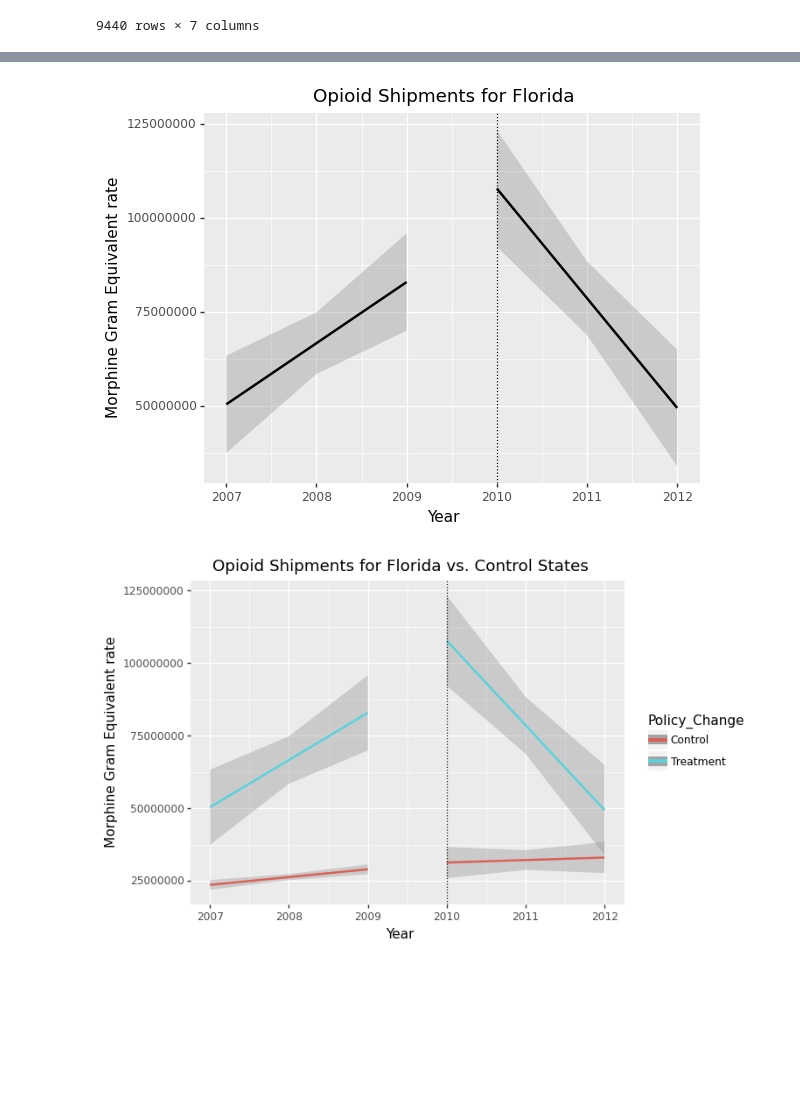
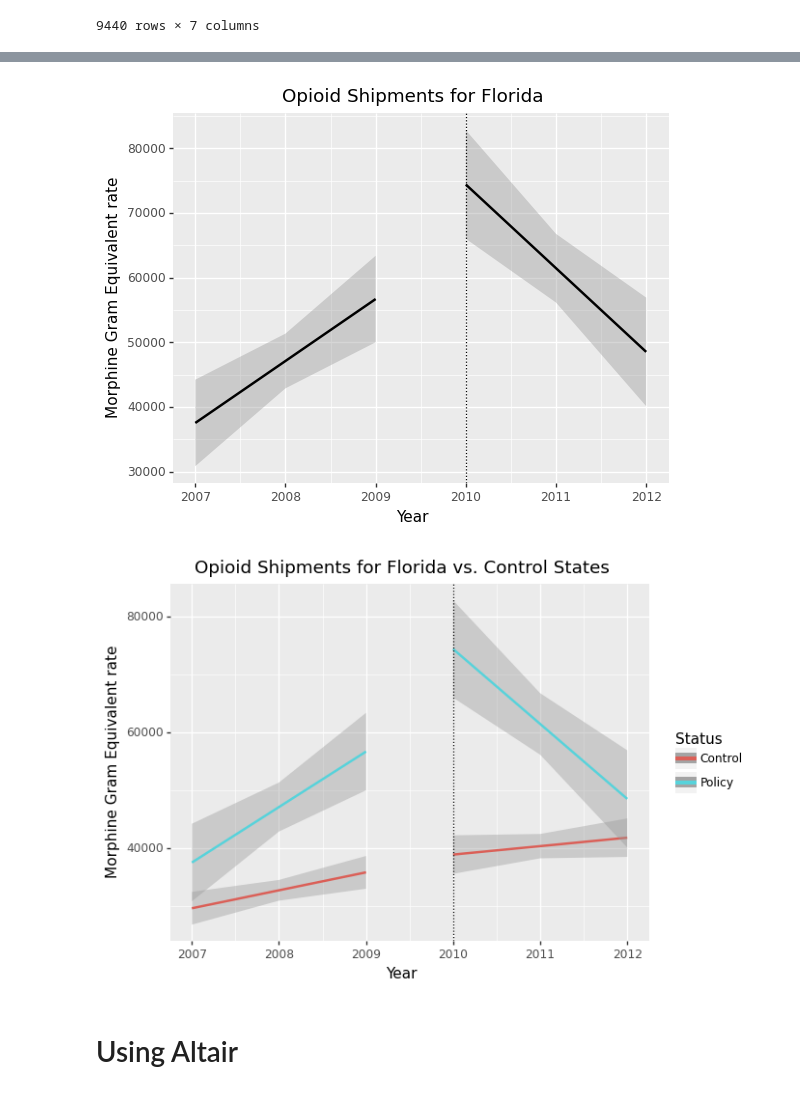
Before and after one commit to MIDS-at-Duke/pds-2022-turquoise-team, a Jupyter notebook: 10_code/combine_prescription_population_florida_07_12.ipynb, the cells around one changed output, grey strips where cells are left out. Saved outputs shown, nothing was run; the diff lists cells and outputs as text; code cells hidden in the pictures; blank space fills up the shorter version.

Commit message:
"Edit cleaning shipment and plot data"

```diff
--- a/10_code/combine_prescription_population_florida_07_12.ipynb
+++ b/10_code/combine_prescription_population_florida_07_12.ipynb
@@ -172,4 +173,7 @@ merged_df['Population'] = merged_df.Population.astype('int')
 # defining control states
 we_want_florida = ['Nevada', 'New York', 'California']
 
-df_florida = merged_df[merged_df['State'].isin(we_want_florida)]
+df_florida_control = merged_df[merged_df['State'].isin(we_want_florida)]
+
+groupedby_df_florida_control = df_florida_control.groupby(["Year",'BUYER_STATE','BUYER_COUNTY']).sum().reset_index()
+groupedby_df_florida_control['Status'] = 'Control'
@@ -229,0 +196,8 @@ groupedby_df_only_florida
+# %%
+# defining policy states
+we_want_only_florida = ['Florida']
+
+df_florida_only = merged_df[merged_df['State'].isin(we_want_only_florida)]
+
+groupedby_df_florida_only = df_florida_only.groupby(["Year",'BUYER_STATE','BUYER_COUNTY']).sum().reset_index()
+groupedby_df_florida_only['Status'] = 'Policy'
@@ -229,0 +220,5 @@ groupedby_df_only_florida
+# %%
+# concat both dataframes
+groupedby_df_florida = pd.concat([groupedby_df_florida_control, groupedby_df_florida_only], axis=0)
+groupedby_df_florida['Prescription_Rate'] = (groupedby_df_florida['MME']/groupedby_df_florida['Population'])*100_000
+groupedby_df_florida
@@ -229,0 +239,6 @@ groupedby_df_only_florida
+# %%
+fl_policy_pre = groupedby_df_florida.loc[(groupedby_df_florida['Status']=='Policy') & (groupedby_df_florida["T_YEAR"]<2010),:]
+fl_policy_post = groupedby_df_florida.loc[(groupedby_df_florida['Status']=='Policy') & (groupedby_df_florida["T_YEAR"]>=2010),:]
+
+fl_control_pre = groupedby_df_florida.loc[(groupedby_df_florida['Status']=='Control') & (groupedby_df_florida["T_YEAR"]<2010),:]
+fl_control_post = groupedby_df_florida.loc[(groupedby_df_florida['Status']=='Control') & (groupedby_df_florida["T_YEAR"]>=2010),:]
@@ -302,27 +326,30 @@ fl_postpol_treatment = groupedby_df_only_florida[(groupedby_df_only_florida['Yea
 # %%
 prepos = (
-    pre_post_fl(fl_prepol_treatment, fl_postpol_treatment, "Year", "Prescription_Rate", 2010)
+    pre_post_fl(fl_policy_pre, fl_policy_post, "Year", "Prescription_Rate", 2010)
     + labs(
         title="Opioid Shipments for Florida"
     )
     + ylab("Morphine Gram Equivalent rate")
 )
 
 print(prepos)
 # %% [output]
-[figure, old version]
+[figure, new version]
 # %%
+# This is the new diff in diff plot
 diff = (
     diffIndiff_fl(
-        fl_prepol_control, fl_postpol_control, fl_prepol_treatment, fl_postpol_treatment, "Year", "Prescription_Rate", 2010
+        fl_control_pre, fl_control_post, fl_policy_pre, fl_policy_post, "Year", "Prescription_Rate", 2010
     )
     + labs(
         title="Opioid Shipments for Florida vs. Control States",
-        color="Policy_Change",
+        color="Status",
     )
     + ylab("Morphine Gram Equivalent rate")
     + theme(legend_position="right")
 )
 print(diff)
 # %% [output]
-[figure, old version]
+[figure, new version]
+# %% [markdown]
+# Using Altair
```
Also changed, not shown: parts of 29 cells of this notebook, 9 other files.
